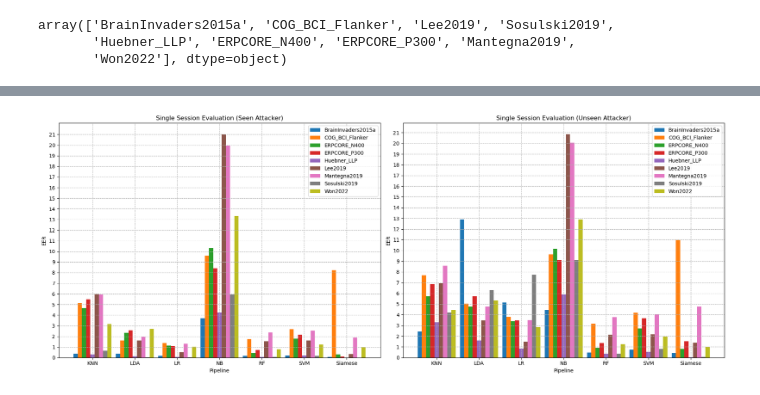
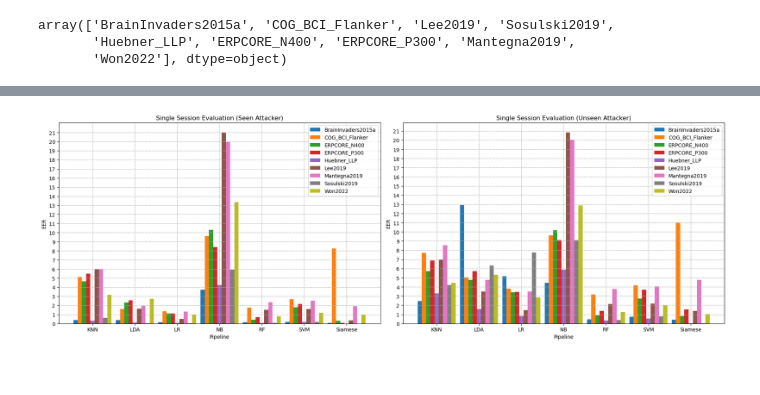
Before and after one commit to Avichaurasia/NeuroIDBench, a Jupyter notebook: Juypter_Notebooks/Single_Session_Evaluation.ipynb, the cells around one changed output, grey strips where cells are left out. Cells and saved outputs as stored; diff of their text form; code cells hidden in the pictures.

```diff
--- a/Juypter_Notebooks/Single_Session_Evaluation.ipynb
+++ b/Juypter_Notebooks/Single_Session_Evaluation.ipynb
@@ -83,13 +83,13 @@ for dataset in os.listdir(Results_path):
 df_final=pd.concat(list_df, axis=0)
 # %%
 table_df_close=df_final.groupby(['dataset','evaluation', 'eval Type','pipeline']).agg({
-                "subject": 'nunique',
+                #"subject": 'nunique',
                 #'n_samples': 'first',
                 #'accuracy': 'mean',
                 #'auc': 'mean',
                 #'eer': lambda x: f'{np.mean(x)*100:.2f} ± {np.std(x)*100:.2f}',
-                'eer': lambda x: f'{np.mean(x)*100:.3f}',
-                'frr_1_far': lambda x: f'{np.mean(x)*100:.3f}',
-                'frr_0.1_far': lambda x: f'{np.mean(x)*100:.3f}',
-                'frr_0.01_far': lambda x: f'{np.mean(x)*100:.3f}'
+                'eer': lambda x: f'{np.mean(x)*100:.2f}'
+#                 'frr_1_far': lambda x: f'{np.mean(x)*100:.2f}',
+#                 'frr_0.1_far': lambda x: f'{np.mean(x)*100:.2f}',
+#                 'frr_0.01_far': lambda x: f'{np.mean(x)*100:.2f}'
             }).reset_index()
@@ -113,0 +117,13 @@ table_df_close['pipeline']=table_df_close['pipeline'].apply(lambda x: x.split('+
+# %%
+table_df_close['eer']=table_df_close['eer'].astype('float')
+
+for evaluation in table_df_close['eval Type'].unique():
+    df_eval=table_df_close[table_df_close['eval Type']==evaluation]
+    for pipeline in df_eval.pipeline.unique():
+        df_pipeline=df_eval[df_eval['pipeline']==pipeline]
+        print("Single Session ",df_pipeline['eval Type'].unique()[0], "Classifier ", df_pipeline['pipeline'].unique()[0],
+             "Average EER ", np.round(df_pipeline['eer'].mean(), 3))
+    print("==================================================================")
+    print("==================================================================")
+
+        #print(df_pipeline)
@@ -159,7 +216,7 @@ df_open = table_df_close[table_df_close['eval Type']=='Open Set']
 #print(df_open['pipeline'].unique())
 
 # Create subplots
-fig, axs = plt.subplots(1, 2, figsize=(19, 8))
+fig, axs = plt.subplots(1, 2, figsize=(19, 7))
 #fig.suptitle('Single-Session Evaluation')
 
 # Plotting for Close Set
@@ -185,31 +242,31 @@ axs[0].legend()
 # Plotting for Open Set
 axs[1].set_title('Single Session Evaluation (Unseen Attacker)')
 df_open['eer'] = df_open['eer'].astype(float)
 pipelines_open = df_open['pipeline'].unique()
 datasets_open = ["BrainInvaders2015a", "COG_BCI_Flanker", "ERPCORE_N400", "ERPCORE_P300", "Huebner_LLP", "Lee2019", "Mantegna2019", "Sosulski2019", "Won2022"]
 bar_width_open = 0.1
 index_open = pd.Series(range(len(pipelines_open)))
 
 for i, dataset in enumerate(datasets_open):
     #print("dataset", dataset)
     dataset_df = df_open[df_open['dataset'] == dataset]
     eer_values = dataset_df['eer'].tolist()
     axs[1].bar(index_open + (bar_width_open * i), eer_values, bar_width_open, label=dataset)
 
 axs[1].set_xlabel('Pipeline')
 axs[1].set_ylabel('EER')
 axs[1].set_xticks(index_open + bar_width_open * (len(datasets_open) - 1) / 2)
 axs[1].set_xticklabels(pipelines_open)
 axs[1].grid(True, ls="--", lw=0.8)
 axs[1].legend()
 
 # Setting y-axis limits for both subplots
 max_eer = max(df_close['eer'].max(), df_open['eer'].max())
 for ax in axs:
     ax.set_yticks(range(0, int(max_eer) + 1, 1))
 
 plt.tight_layout(rect=[0, 0.03, 1, 0.95])  # Adjust layout to avoid overlapping titles
 plt.savefig('Single_Session_Evaluation.pdf', bbox_inches="tight")
 plt.show()
 # %% [output]
-[figure, old version]
+[figure, new version]
```
Also changed, not shown: parts of 9 cells of this notebook, 16 other files.
